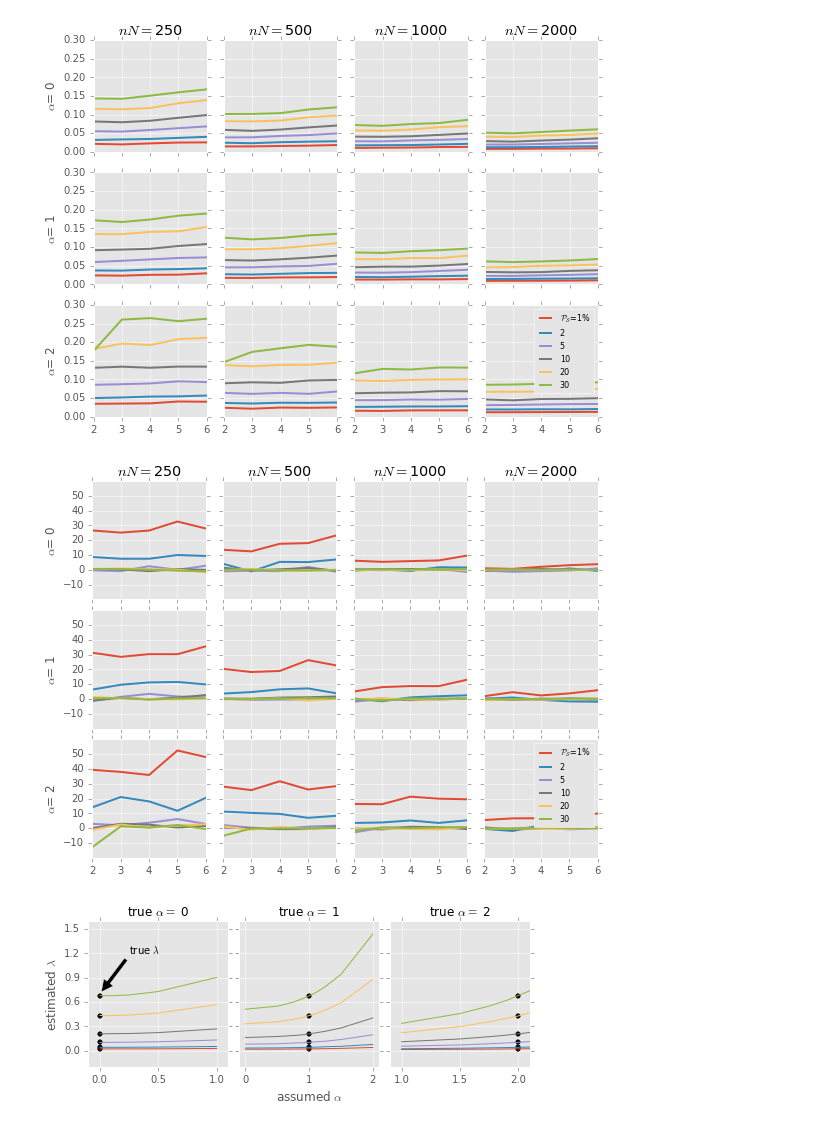
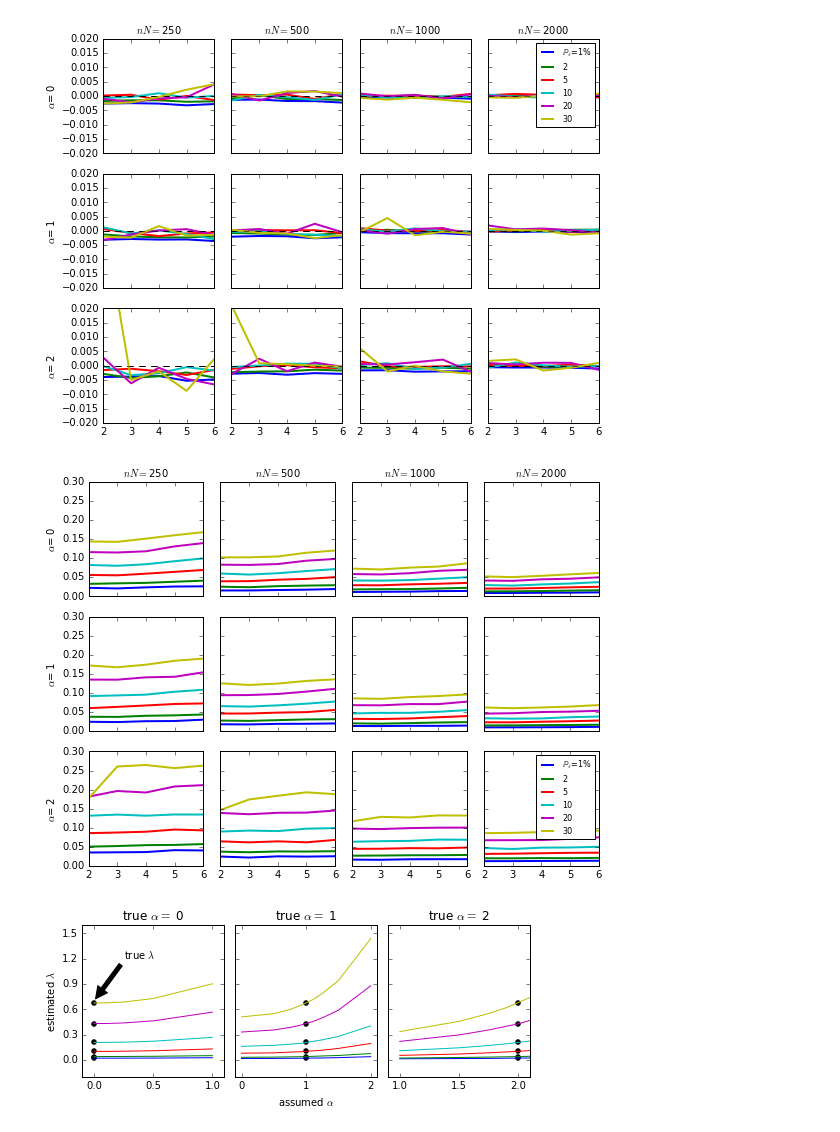
Before and after one commit to dbrvs/superinfection, a Jupyter notebook: python_plotting/data_analysis.ipynb, the cells around one changed output. Saved outputs shown, nothing was run; the diff lists cells and outputs as text; code cells hidden in the pictures.

```diff
--- a/python_plotting/data_analysis.ipynb
+++ b/python_plotting/data_analysis.ipynb
@@ -7,9 +7,13 @@ import matplotlib.colors as mcolors
 import matplotlib.cm as cm
 import pandas as pd
 
-plt.style.use('ggplot')
+rez=600
+
+#plt.style.use('ggplot')
+#the mean of the ztp distribution
+def ztp_avg(lam):
+    return lam/(1-np.exp(-lam))
 # %%
-############################################################
 #make line plots n vs error for several different n*N stays constant, for given error metric, and for all alphas
 #separate by error metric
 
@@ -24,49 +28,55 @@ nN=am_sim.totsamp.unique()
 f1, axarr1 = plt.subplots(len(alpha_list),len(nN),sharey=True,sharex=True,figsize=(8,6),dpi=600)
 f2, axarr2 = plt.subplots(len(alpha_list),len(nN),sharey=True,sharex=True,figsize=(8,6),dpi=600)
 
+l=[]
 for inN in range(len(nN)):
 
     am_sim_nN = am_sim[am_sim.totsamp == nN[inN]]
 
     for ia in range(len(alpha_list)):
 
         for il in range(len(lambda_list)):
 
             lam=lambda_list[il]
             al=alpha_list[ia]
 
             df = am_sim_nN.query('(lamsim==' + str(lam) +') & (alpha==' + str(al) + ')' )
 
-            axarr1[ia][inN].plot(n_list,df['stddevlamest'],lw=2)
-            axarr2[ia][inN].plot(n_list,df['pbiaslamest'],lw=2)
+            l.append(axarr1[ia][inN].plot(n_list,ztp_avg(df['lamsim'])-ztp_avg(df['meanlamest']),lw=2)[0])
+            axarr1[ia][inN].axhline(0,ls='--',color='k',lw=0.5)
+            #axarr1[ia][inN].semilogy(n_list,np.abs(df['lamsim']-df['meanlamest']),lw=2)
+            axarr2[ia][inN].plot(n_list,df['stddevlamest'],lw=2) #standard deviation in estimated lambda
+            #axarr2[ia][inN].plot(n_list,df['pbiaslamest'],lw=2)
 
         #axarr[0][ia].set_title(r'$\alpha=$'+ str(al),fontsize=12)
         #axarr[1][ia].set_ylim([-5,35])
         #axarr[0][ia].set_ylim([0,0.3])
 
         axarr1[ia][0].set_ylabel(r'$\alpha$= ' + str(al))
         axarr2[ia][0].set_ylabel(r'$\alpha$= ' + str(al))
 
-    axarr1[0][inN].set_title(r'$nN = $' + str(nN[inN]))
-    axarr2[0][inN].set_title(r'$nN = $' + str(nN[inN]))
+    axarr1[0][inN].set_title(r'$nN = $' + str(nN[inN]),fontsize=10)
+    axarr2[0][inN].set_title(r'$nN = $' + str(nN[inN]),fontsize=10)
 
-axarr1[0][0].set_yticks(np.linspace(0,0.3,7))
-axarr2[0][0].set_yticks(np.linspace(-10,50,7))
+#axarr1[0][0].set_yticks(np.linspace(0,0.3,7))
+axarr1[0][0].set_ylim([-0.02,0.02])
+#axarr2[0][0].set_yticks(np.linspace(-10,50,7))
 
-axarr1[2][3].legend([r'$\mathcal{P}_\mathcal{S}$=1%','2','5','10','20','30'],loc=1,fontsize=8)
-axarr2[2][3].legend([r'$\mathcal{P}_\mathcal{S}$=1%','2','5','10','20','30'],loc=1,fontsize=8)
+axarr1[0][3].legend(l,[r'$\mathbb{P}_s$=1%','2','5','10','20','30'],loc=1,fontsize=8)
+axarr2[2][3].legend(l,[r'$\mathbb{P}_s$=1%','2','5','10','20','30'],loc=1,fontsize=8)
 
 axarr1[0][0].set_xticks(range(min(n_list),max(n_list)+1))
 axarr2[0][0].set_xticks(range(min(n_list),max(n_list)+1))
 
 f1.tight_layout()
-f1.savefig('figures/stddev_nN.pdf')  # No warning now
+f1.savefig('figures/nN_accuracy.pdf')  # No warning now
 f2.tight_layout()
-f2.savefig('figures/bias_nN.pdf')  # No warning now
+f2.savefig('figures/nN_precision.pdf')  # No warning now
 # %% [output]
-[figure, old version]
+[figure, new version]
-[figure, old version]
+[figure, new version]
 # %%
+#show how the guess of alpha effects the estimate
 am_sim = pd.read_csv('data/estlambda_misspec_alpha.csv')
 
 n=3; N=500
@@ -109,5 +119,5 @@ plt.tight_layout()
 
 plt.savefig('figures/wrong_alpha.pdf')  # No warning now
 # %% [output]
-[figure, old version]
+[figure, new version]
 # %%
```
Also changed, not shown: parts of 5 cells of this notebook, 52 other files.
